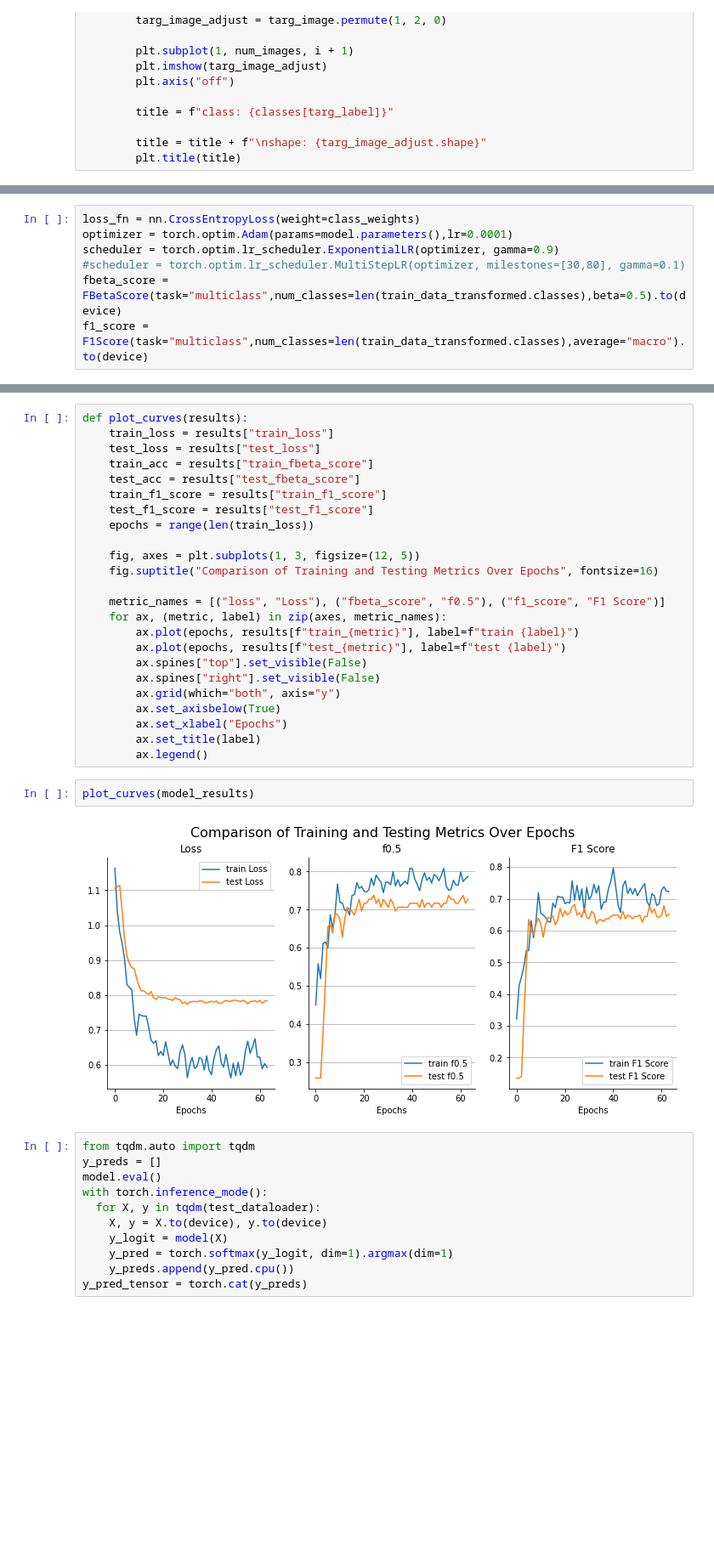
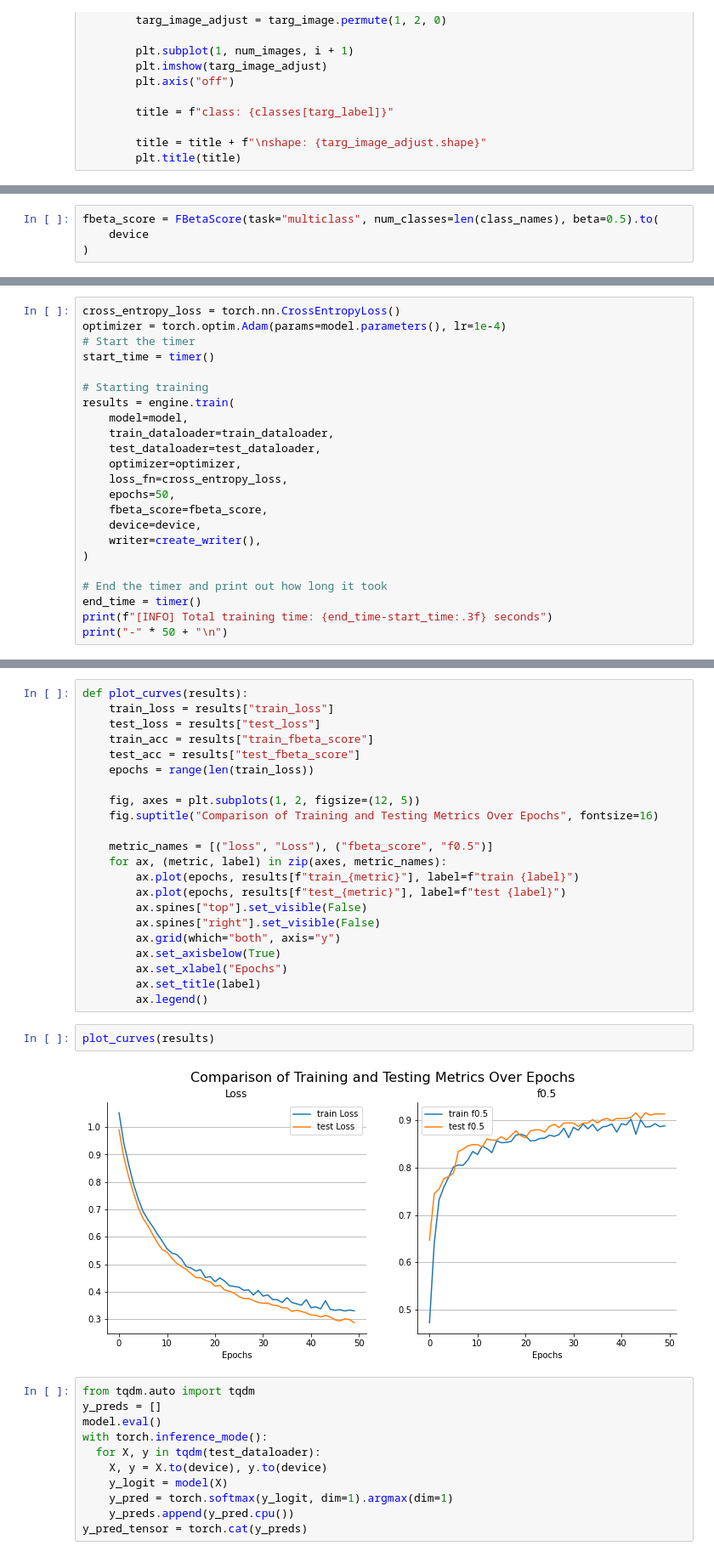
Before and after one commit to emirhansilsupur/water-bottle-image-classification, a Jupyter notebook: water_bottle_clf.ipynb, the cells around one changed output, grey strips where cells are left out. Shown at 85% size. Cells and saved outputs as stored; diff of their text form; blank space fills up the shorter version.

```diff
--- a/water_bottle_clf.ipynb
+++ b/water_bottle_clf.ipynb
@@ -323,7 +184,0 @@ tensor([0.5688, 1.0208, 3.8111], device='cuda:0')
-# %%
-loss_fn = nn.CrossEntropyLoss(weight=class_weights)
-optimizer = torch.optim.Adam(params=model.parameters(),lr=0.0001)
-scheduler = torch.optim.lr_scheduler.ExponentialLR(optimizer, gamma=0.9)
-#scheduler = torch.optim.lr_scheduler.MultiStepLR(optimizer, milestones=[30,80], gamma=0.1)
-fbeta_score = FBetaScore(task="multiclass",num_classes=len(train_data_transformed.classes),beta=0.5).to(device)
-f1_score = F1Score(task="multiclass",num_classes=len(train_data_transformed.classes),average="macro").to(device)
@@ -467,0 +185,4 @@ Epoch: 44--> lr: 8.727963568087721e-07
+# %%
+fbeta_score = FBetaScore(task="multiclass", num_classes=len(class_names), beta=0.5).to(
+    device
+)
@@ -467,0 +230,23 @@ Epoch: 44--> lr: 8.727963568087721e-07
+# %%
+cross_entropy_loss = torch.nn.CrossEntropyLoss()
+optimizer = torch.optim.Adam(params=model.parameters(), lr=1e-4)
+# Start the timer
+start_time = timer()
+
+# Starting training
+results = engine.train(
+    model=model,
+    train_dataloader=train_dataloader,
+    test_dataloader=test_dataloader,
+    optimizer=optimizer,
+    loss_fn=cross_entropy_loss,
+    epochs=50,
+    fbeta_score=fbeta_score,
+    device=device,
+    writer=create_writer(),
+)
+
+# End the timer and print out how long it took
+end_time = timer()
+print(f"[INFO] Total training time: {end_time-start_time:.3f} seconds")
+print("-" * 50 + "\n")
@@ -471,14 +293,12 @@ def plot_curves(results):
     test_loss = results["test_loss"]
     train_acc = results["train_fbeta_score"]
     test_acc = results["test_fbeta_score"]
-    train_f1_score = results["train_f1_score"]
-    test_f1_score = results["test_f1_score"]
     epochs = range(len(train_loss))
 
-    fig, axes = plt.subplots(1, 3, figsize=(12, 5))
+    fig, axes = plt.subplots(1, 2, figsize=(12, 5))
     fig.suptitle("Comparison of Training and Testing Metrics Over Epochs", fontsize=16)
 
-    metric_names = [("loss", "Loss"), ("fbeta_score", "f0.5"), ("f1_score", "F1 Score")]
+    metric_names = [("loss", "Loss"), ("fbeta_score", "f0.5")]
     for ax, (metric, label) in zip(axes, metric_names):
         ax.plot(epochs, results[f"train_{metric}"], label=f"train {label}")
         ax.plot(epochs, results[f"test_{metric}"], label=f"test {label}")
@@ -490,9 +310,9 @@ def plot_curves(results):
         ax.set_title(label)
         ax.legend()
 # %%
-plot_curves(model_results)
+plot_curves(results)
 # %% [output]
-[figure, old version]
+[figure, new version]
 # %%
 from tqdm.auto import tqdm
 y_preds = []
```
Also changed, not shown: parts of 59 cells of this notebook.
